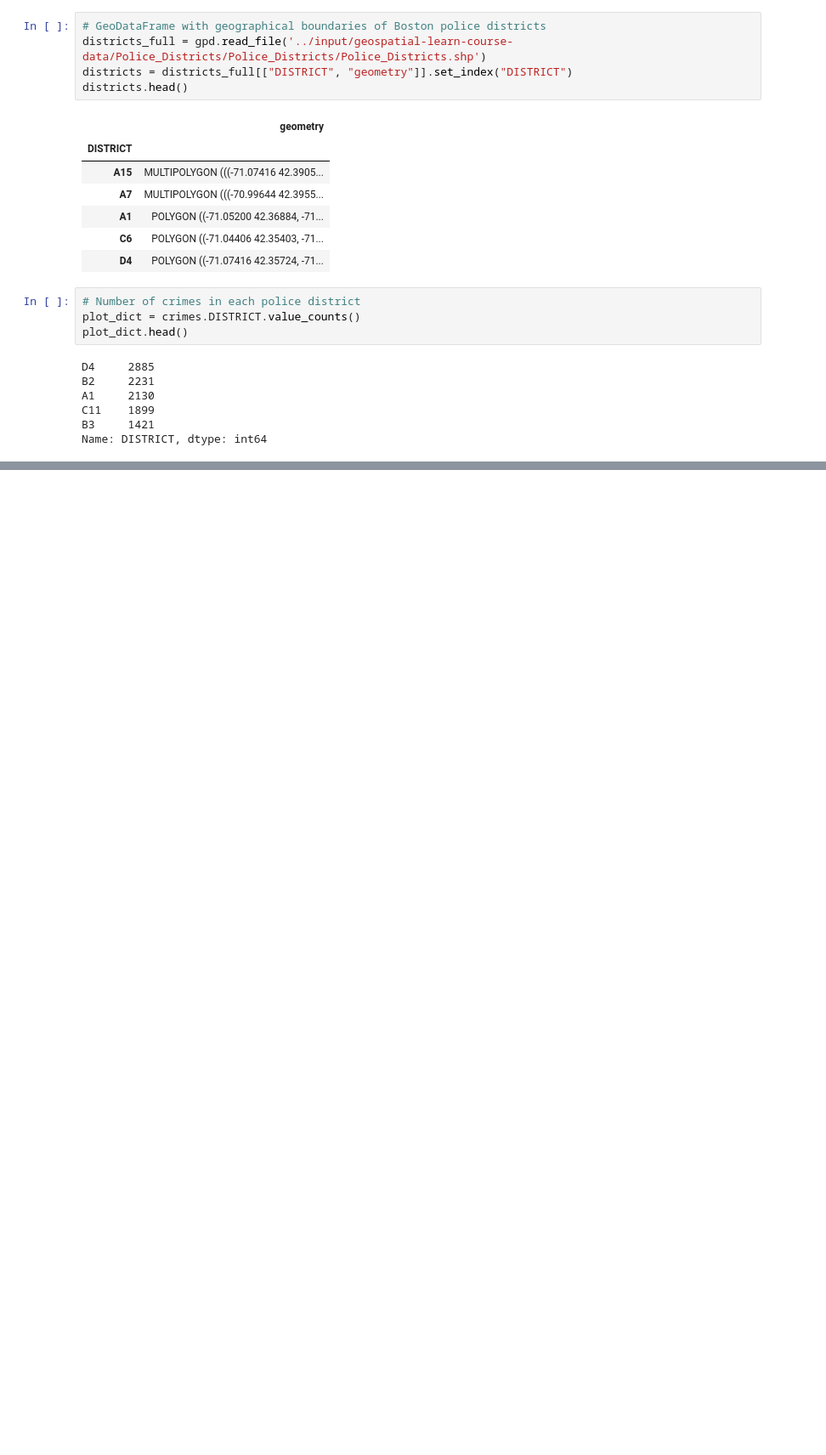
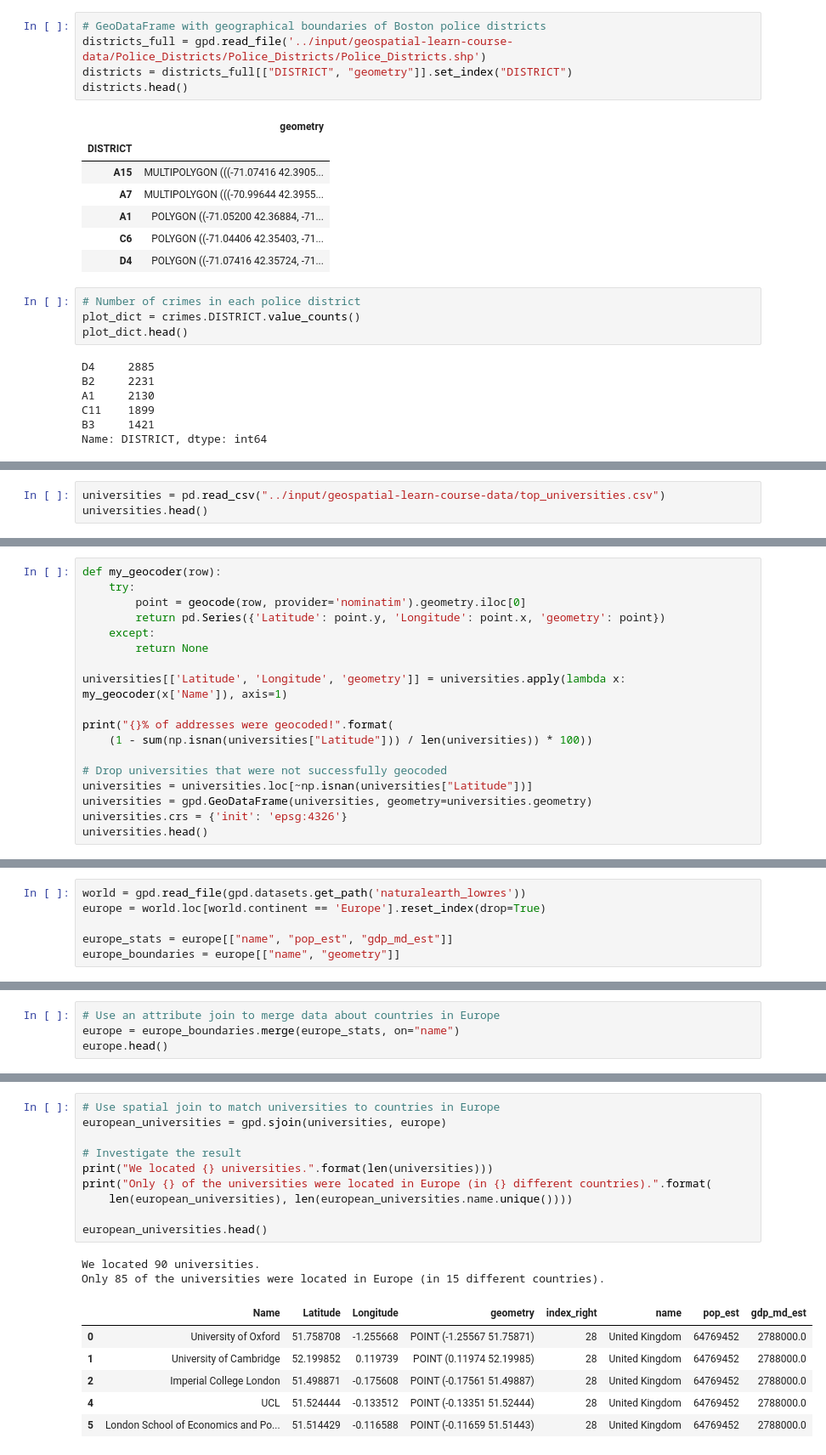
Before and after one commit to gaetanBelliere/kaggle, a Jupyter notebook: GeospatialMaps_Courses/Map_KaggleNotebook.ipynb, the cells around one changed output, grey strips where cells are left out. Shown at 85% size. Saved outputs shown, nothing was run; the diff lists cells and outputs as text; blank space fills up the shorter version.

```diff
--- a/GeospatialMaps_Courses/Map_KaggleNotebook.ipynb
+++ b/GeospatialMaps_Courses/Map_KaggleNotebook.ipynb
@@ -218,0 +232,3 @@ m_6
+# %%
+universities = pd.read_csv("../input/geospatial-learn-course-data/top_universities.csv")
+universities.head()
@@ -218,0 +242,18 @@ m_6
+# %%
+def my_geocoder(row):
+    try:
+        point = geocode(row, provider='nominatim').geometry.iloc[0]
+        return pd.Series({'Latitude': point.y, 'Longitude': point.x, 'geometry': point})
+    except:
+        return None
+
+universities[['Latitude', 'Longitude', 'geometry']] = universities.apply(lambda x: my_geocoder(x['Name']), axis=1)
+
+print("{}% of addresses were geocoded!".format(
+    (1 - sum(np.isnan(universities["Latitude"])) / len(universities)) * 100))
+
+# Drop universities that were not successfully geocoded
+universities = universities.loc[~np.isnan(universities["Latitude"])]
+universities = gpd.GeoDataFrame(universities, geometry=universities.geometry)
+universities.crs = {'init': 'epsg:4326'}
+universities.head()
@@ -218,0 +282,6 @@ m_6
+# %%
+world = gpd.read_file(gpd.datasets.get_path('naturalearth_lowres'))
+europe = world.loc[world.continent == 'Europe'].reset_index(drop=True)
+
+europe_stats = europe[["name", "pop_est", "gdp_md_est"]]
+europe_boundaries = europe[["name", "geometry"]]
@@ -218,0 +306,4 @@ m_6
+# %%
+# Use an attribute join to merge data about countries in Europe
+europe = europe_boundaries.merge(europe_stats, on="name")
+europe.head()
@@ -218,0 +317,19 @@ m_6
+# %%
+# Use spatial join to match universities to countries in Europe
+european_universities = gpd.sjoin(universities, europe)
+
+# Investigate the result
+print("We located {} universities.".format(len(universities)))
+print("Only {} of the universities were located in Europe (in {} different countries).".format(
+    len(european_universities), len(european_universities.name.unique())))
+
+european_universities.head()
+# %% [output]
+We located 90 universities.
+Only 85 of the universities were located in Europe (in 15 different countries).
+|  | Name | Latitude | Longitude | geometry | index_right | name | pop_est | gdp_md_est |
+| 0 | University of Oxford | 51.758708 | -1.255668 | POINT (-1.25567 51.75871) | 28 | United Kingdom | 64769452 | 2788000.0 |
+| 1 | University of Cambridge | 52.199852 | 0.119739 | POINT (0.11974 52.19985) | 28 | United Kingdom | 64769452 | 2788000.0 |
+| 2 | Imperial College London | 51.498871 | -0.175608 | POINT (-0.17561 51.49887) | 28 | United Kingdom | 64769452 | 2788000.0 |
+| 4 | UCL | 51.524444 | -0.133512 | POINT (-0.13351 51.52444) | 28 | United Kingdom | 64769452 | 2788000.0 |
+| 5 | London School of Economics and Po... | 51.514429 | -0.116588 | POINT (-0.11659 51.51443) | 28 | United Kingdom | 64769452 | 2788000.0 |
```
Also changed, not shown: parts of 24 cells of this notebook.
